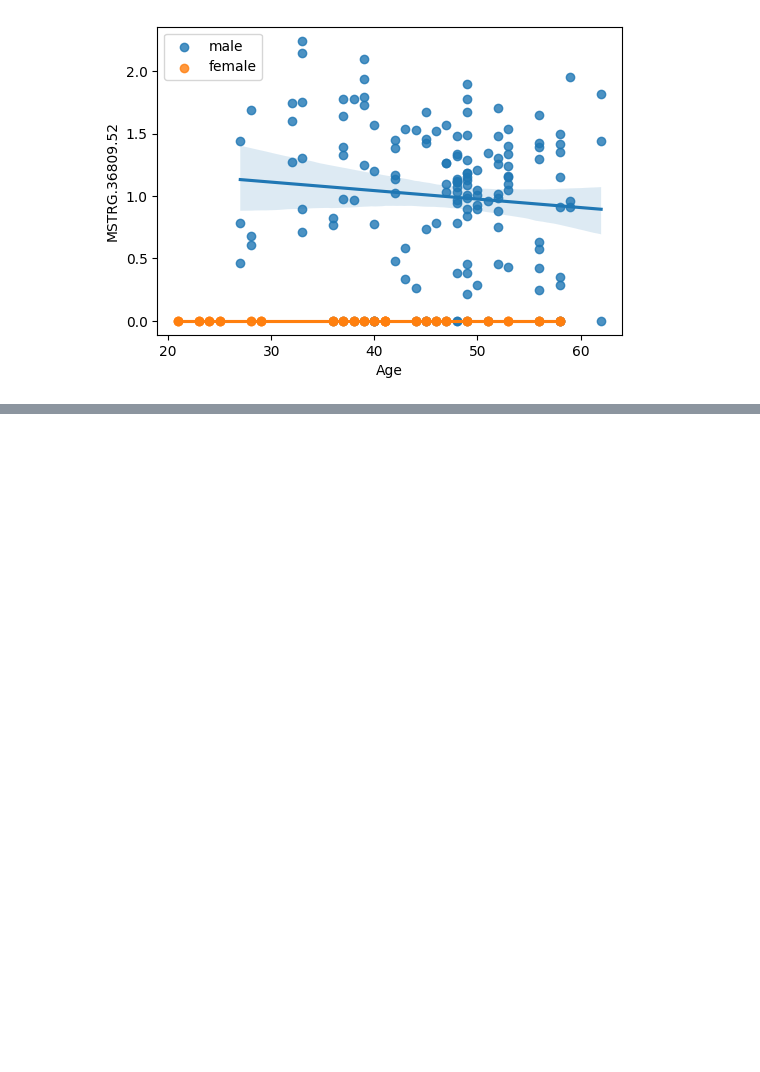
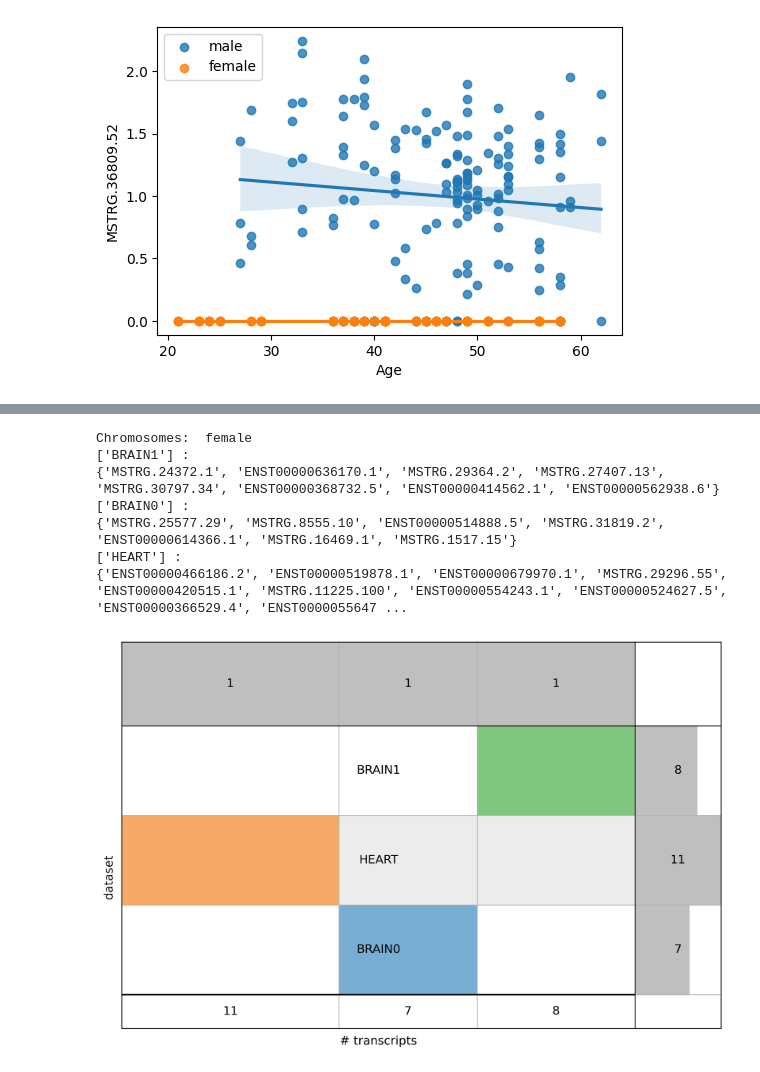
Before and after one commit to zodelheim/sea-infer-rna-seq, a Jupyter notebook: notebooks/AgePredictionTest.ipynb, the cells around one changed output, grey strips where cells are left out. Saved outputs shown, nothing was run; the diff lists cells and outputs as text; code cells hidden in the pictures; blank space fills up the shorter version.

```diff
--- a/notebooks/AgePredictionTest.ipynb
+++ b/notebooks/AgePredictionTest.ipynb
@@ -557,0 +590,2 @@ array([[ 2.76168394,  2.01365326,  3.28357416,  2.7993438 ,  0.91822482,
+# %%
+transcripts_dict = (transcripts).copy()
@@ -557,0 +595,34 @@ array([[ 2.76168394,  2.01365326,  3.28357416,  2.7993438 ,  0.91822482,
+# %%
+
+sex = ['male', 'female'][1]
+test_dict = {}
+for organ in ['BRAIN0', "HEART", "BRAIN1"]:
+    test_dict[organ] = set(transcripts_dict[organ][sex])
+
+# UpSet(from_contents(test_dict), show_counts=True).plot()
+
+plt.figure(figsize=(9, 6), dpi=300)
+g = supervenn(list(test_dict.values()), list(test_dict.keys()),
+        # sets_ordering="minimize gaps",
+        chunks_ordering='minimize gaps',
+        )
+plt.title(sex)
+plt.tight_layout()
+g.axes['main'].set_xlabel('# transcripts')
+g.axes['main'].set_ylabel('dataset')
+
+
+print("Chromosomes: ", sex)
+for el in list(g.chunks.keys()):
+    print(np.array(list(test_dict.keys()))[list(el)], ": ")
+    print(g.chunks[el])
+    # print(adata.var['gene_name'][list(g.chunks[el])])
+# %% [output]
+Chromosomes:  female
+['BRAIN1'] :
+{'MSTRG.24372.1', 'ENST00000636170.1', 'MSTRG.29364.2', 'MSTRG.27407.13', 'MSTRG.30797.34', 'ENST00000368732.5', 'ENST00000414562.1', 'ENST00000562938.6'}
+['BRAIN0'] :
+{'MSTRG.25577.29', 'MSTRG.8555.10', 'ENST00000514888.5', 'MSTRG.31819.2', 'ENST00000614366.1', 'MSTRG.16469.1', 'MSTRG.1517.15'}
+['HEART'] :
+{'ENST00000466186.2', 'ENST00000519878.1', 'ENST00000679970.1', 'MSTRG.29296.55', 'ENST00000420515.1', 'MSTRG.11225.100', 'ENST00000554243.1', 'ENST00000524627.5', 'ENST00000366529.4', 'ENST0000055647 ...
+[figure, added]
```
Also changed, not shown: parts of 40 cells of this notebook.
